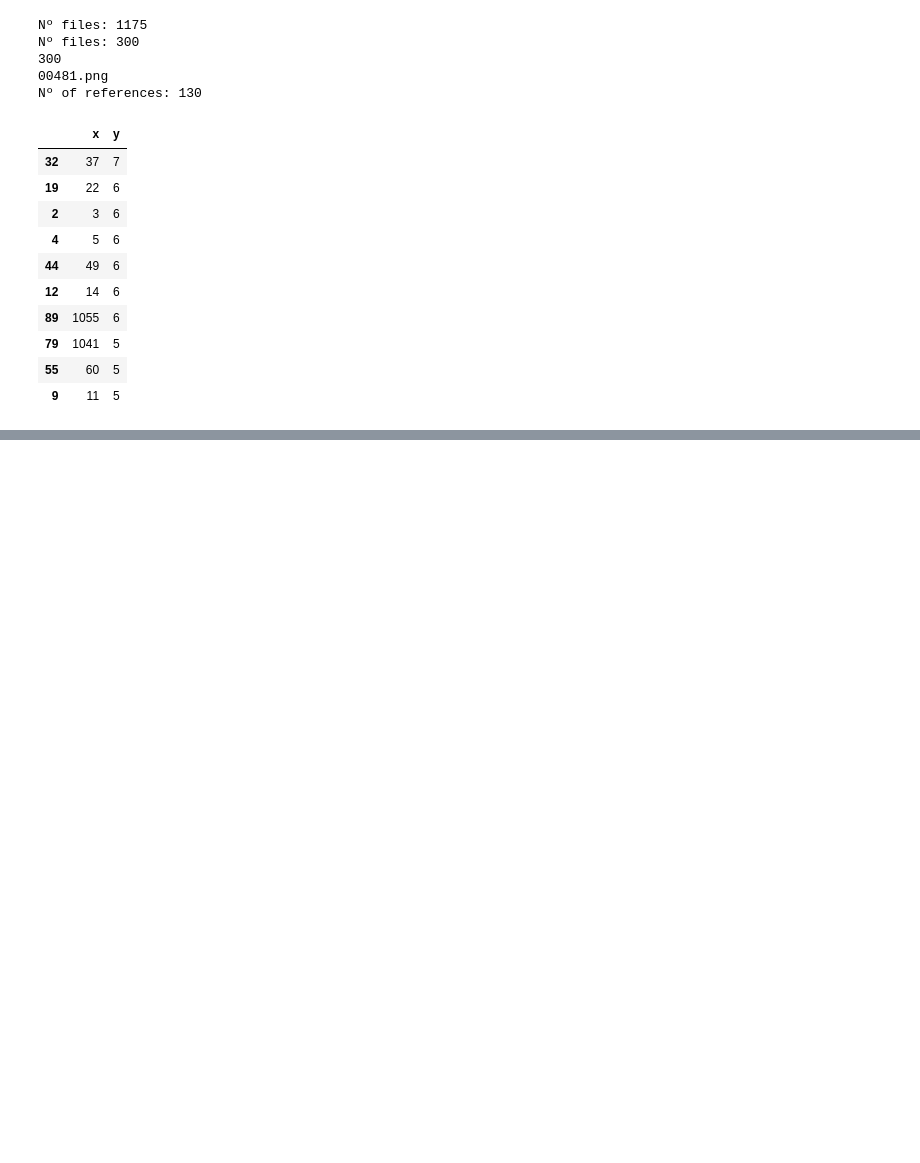
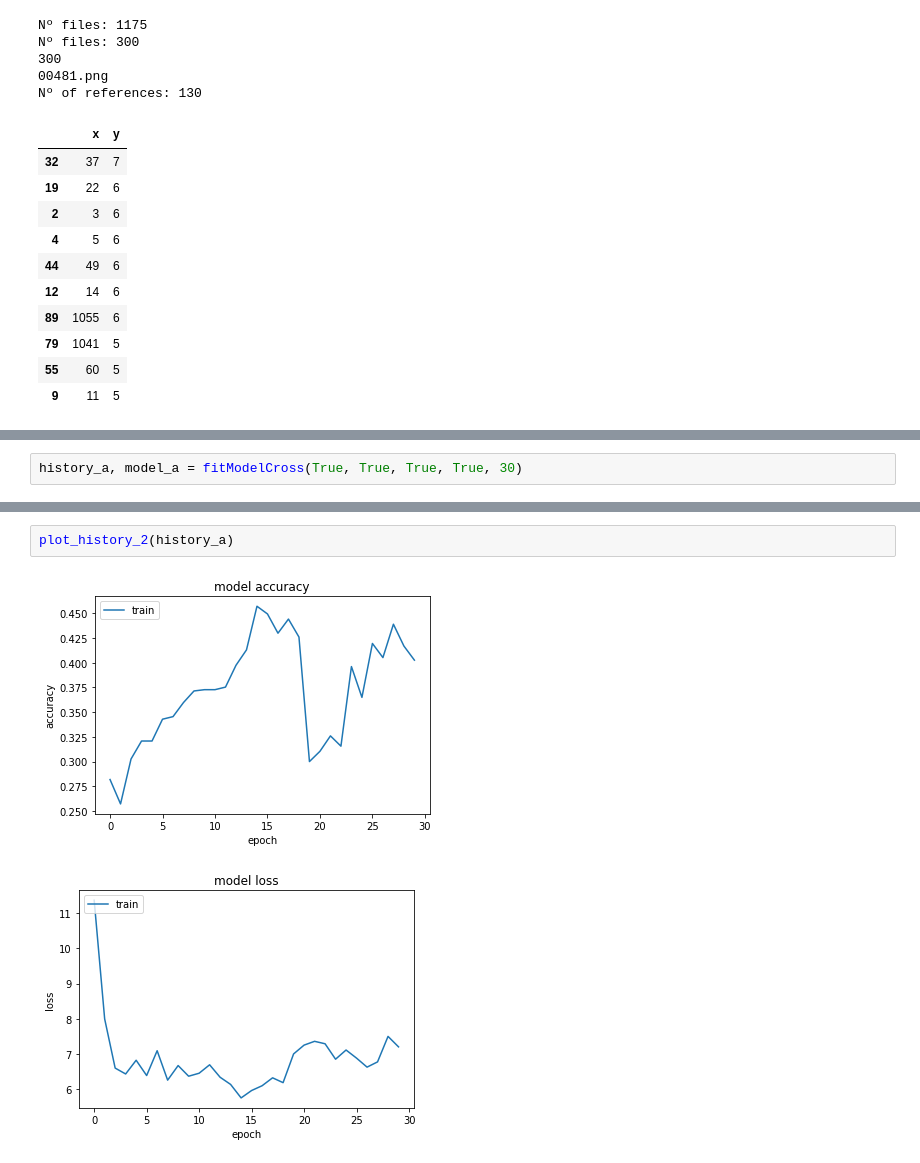
Before and after one commit to laurivsan/TFM_AI_2023, a Jupyter notebook: code/TFM_LauraRivera_objectivo1_cross_validation.ipynb, the cells around one changed output, grey strips where cells are left out. Drawn from its saved outputs; the diff is of its cells as text; blank space fills up the shorter version.

```diff
--- a/code/TFM_LauraRivera_objectivo1_cross_validation.ipynb
+++ b/code/TFM_LauraRivera_objectivo1_cross_validation.ipynb
@@ -559,0 +541,2 @@ Nike
+# %%
+history_a, model_a = fitModelCross(True, True, True, True, 30)
@@ -559,0 +561,5 @@ Nike
+# %%
+plot_history_2(history_a)
+# %% [output]
+[figure, added]
+[figure, added]
```
Also changed, not shown: parts of 26 cells of this notebook.
